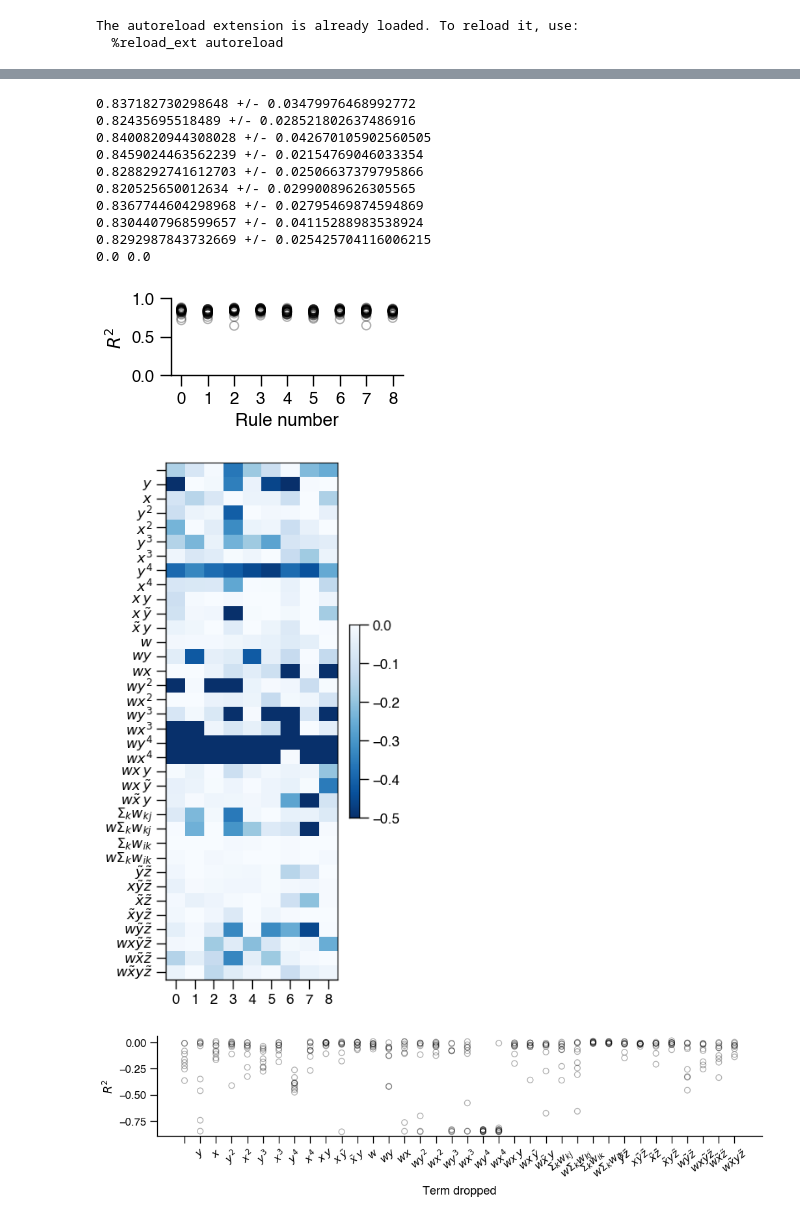
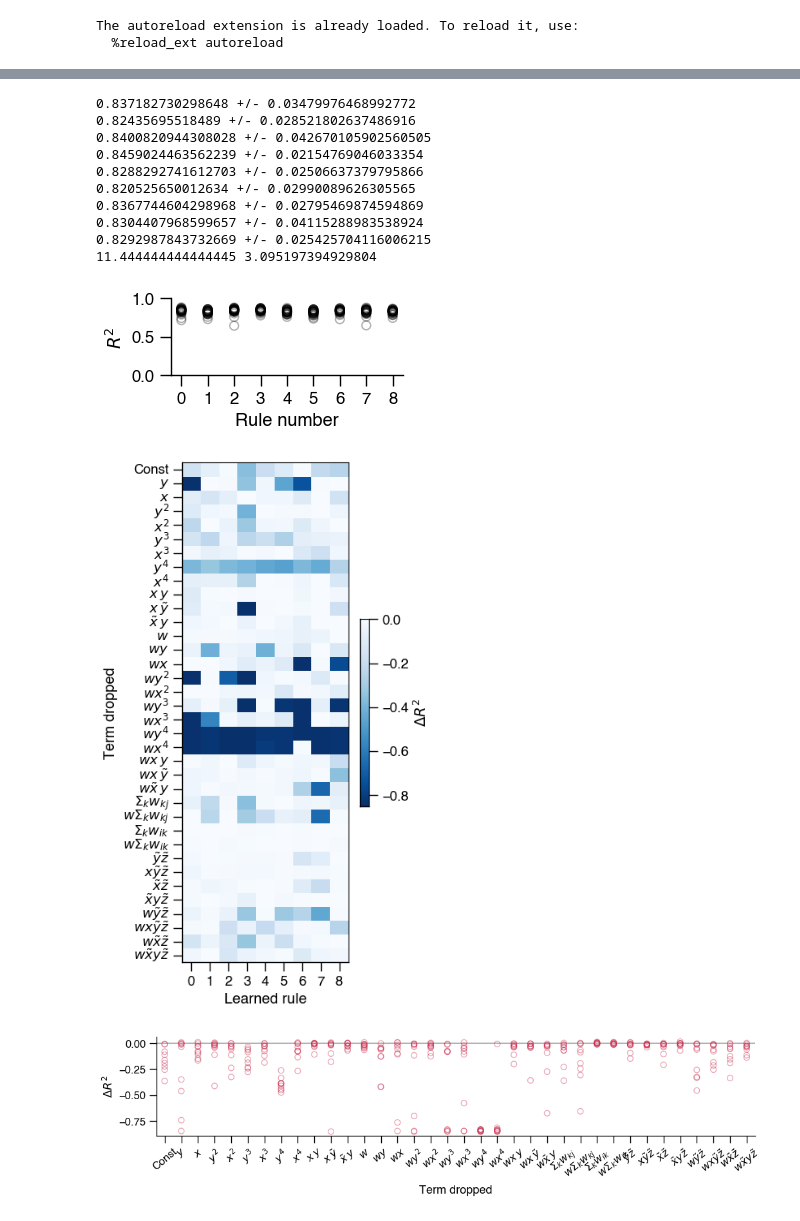
Before and after one commit to davidgbe/automated_plasticity_discovery, a Jupyter notebook: rule_dropouts_bulk_analysis.ipynb, the cells around one changed output, grey strips where cells are left out. Cells and saved outputs as stored; diff of their text form; code cells hidden in the pictures.

Commit message:
save new nbs

```diff
--- a/rule_dropouts_bulk_analysis.ipynb
+++ b/rule_dropouts_bulk_analysis.ipynb
@@ -108,7 +138,7 @@ The autoreload extension is already loaded. To reload it, use:
   %reload_ext autoreload
 # %%
 rule_names = [ # Define labels for all rules to be run during simulations
-	r'',
+	r'Const',
 	r'$y$',
 	r'$x$',
 	r'$y^2$',
@@ -348,7 +440,7 @@ def load_r2(df, n_nets=30):
     return arrays
 
 
-def make_r2_plots(dfs, num_terms=36, vmax=1):
+def make_r2_plots(dfs, num_terms=36, vmax=1, save_name=None):
     all_losses = []
     all_coefs = []
     for df in dfs:
@@ -386,33 +478,46 @@ def make_r2_plots(dfs, num_terms=36, vmax=1):
         ax=ax,
         cmap='Blues_r',
         vmax=0,
-        vmin=-0.5,
+        vmin=-0.85,
         cbar=True,
         cbar_kws=dict(fraction=0.05 * 9 / mat.shape[0], pad=0.06),
+
     )
 
     ax.set_yticks(np.arange(num_terms) + 0.5)
     ax.set_yticklabels(rule_names[rules_to_dropout[:num_terms]], rotation=0)
 
+    ax.set_ylabel('Term dropped')
+    ax.set_xlabel('Learned rule')
+
+    ax.collections[0].colorbar.set_label(r'$\Delta R^2$')
+
     format_plot(ax, topspine=True, rightspine=True)
     format_plot(ax.collections[0].colorbar.ax, topspine=True, rightspine=True)
 
+    if save_name is not None:
+        fig.savefig(save_name + '_r2_heatmap.svg')
+
     fig_r2_change_scatter, axs_r2_change_scatter = plt.subplots(1, 1, figsize=(6 * 2, 1 * 2))
     for j in range(mat.shape[1]):
-         axs_r2_change_scatter.scatter([j] * mat.shape[0] , mat[:, j], alpha=0.3, facecolor='none', edgecolor='black', s=40)
+         axs_r2_change_scatter.scatter([j] * mat.shape[0] , mat[:, j], alpha=0.4, facecolor='none', edgecolor='#c9294c', s=40)
     axs_r2_change_scatter.set_xticks(np.arange(num_terms))
     axs_r2_change_scatter.set_xticklabels(rule_names[rules_to_dropout[:num_terms]], rotation=40)
-    axs_r2_change_scatter.set_ylabel(r'$R^2$')
+    axs_r2_change_scatter.set_ylabel(r'$\Delta R^2$')
     axs_r2_change_scatter.set_xlabel('Term dropped')
+    axs_r2_change_scatter.axhline(0, color='black', zorder=-1, alpha=0.3)
+    axs_r2_change_scatter.set_xlim(-0.5, num_terms - 0.5)
+    format_plot(axs_r2_change_scatter)
 
-    format_plot(axs_r2_change_scatter)
+    if save_name is not None:
+        fig_r2_change_scatter.savefig(save_name + '_r2_scatter.svg')
 
     fig, ax = plt.subplots(1, 1, figsize=(0.33 * mat.shape[0], 8))
 
     all_coefs = all_coefs[:, rules_to_dropout]
 
     sns.heatmap(
-        (mat * np.where(all_coefs > 0, 1, -1)).T,
+        (np.abs(mat) * np.where(all_coefs > 0, 1, -1)).T,
         ax=ax,
         cmap=sns.diverging_palette(250, 10, s=100, l=55, as_cmap=True),
         vmax=vmax,
@@ -423,7 +528,7 @@ def make_r2_plots(dfs, num_terms=36, vmax=1):
 
     ctrl = losses_medians[:, :1]
 
-    counts_over_100 = np.where(mat > 0.1, 1, 0).sum(axis=1)
+    counts_over_100 = np.where(mat < -0.1, 1, 0).sum(axis=1)
     print(np.mean(counts_over_100), np.std(counts_over_100))
 
     ax.set_yticks(np.arange(num_terms) + 0.5)
@@ -434,24 +539,28 @@ def make_r2_plots(dfs, num_terms=36, vmax=1):
     ax.set_ylabel('Term dropped')
     ax.set_xlabel('Learned rule')
 
+    ax.collections[0].colorbar.set_label(r'$\rm{Sign}(c)\, |\Delta R^2$|')
+
     format_plot(ax, topspine=True, rightspine=True)
     format_plot(ax.collections[0].colorbar.ax, topspine=True, rightspine=True)
 
+    if save_name is not None:
+        fig.savefig(save_name + '_r2_signed_heatmap.svg')
+
     return fig, ax
 # %%
-fig, ax = make_r2_plots(DATA_PATHS_NO_HET_SHORT, num_terms=36)
-fig.savefig('./figures/rule_dropouts_n5_short_r2.svg')
+fig, ax = make_r2_plots(DATA_PATHS_NO_HET_SHORT, num_terms=36, save_name='./figures/rule_dropouts_n5_short')
 # %% [output]
 0.837182730298648 +/- 0.03479976468992772
 0.82435695518489 +/- 0.028521802637486916
 0.8400820944308028 +/- 0.042670105902560505
 0.8459024463562239 +/- 0.02154769046033354
 0.8288292741612703 +/- 0.02506637379795866
 0.820525650012634 +/- 0.02990089626305565
 0.8367744604298968 +/- 0.02795469874594869
 0.8304407968599657 +/- 0.04115288983538924
 0.8292987843732669 +/- 0.025425704116006215
-0.0 0.0
+11.444444444444445 3.095197394929804
 [figure]
-[figure, old version]
+[figure, new version]
-[figure, old version]
+[figure, new version]
```
Also changed, not shown: parts of 13 cells of this notebook, 4 other files.
